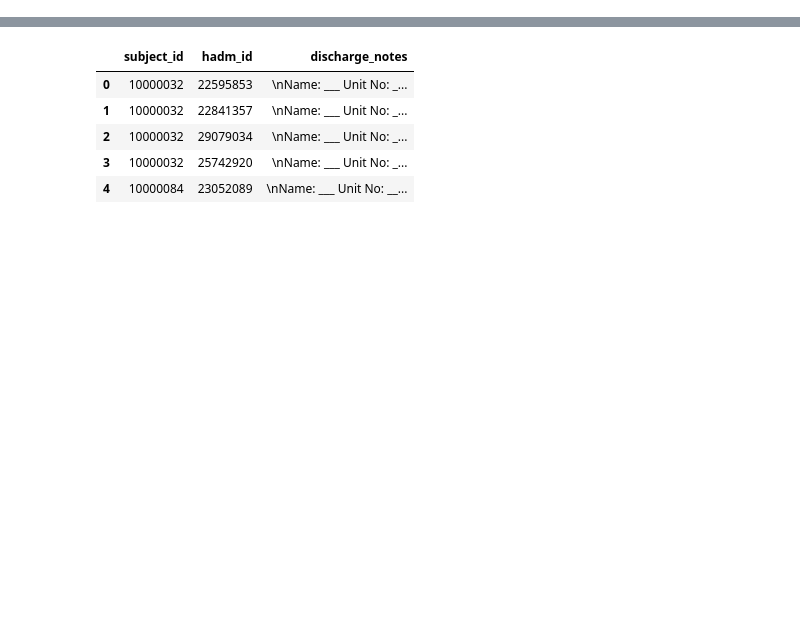
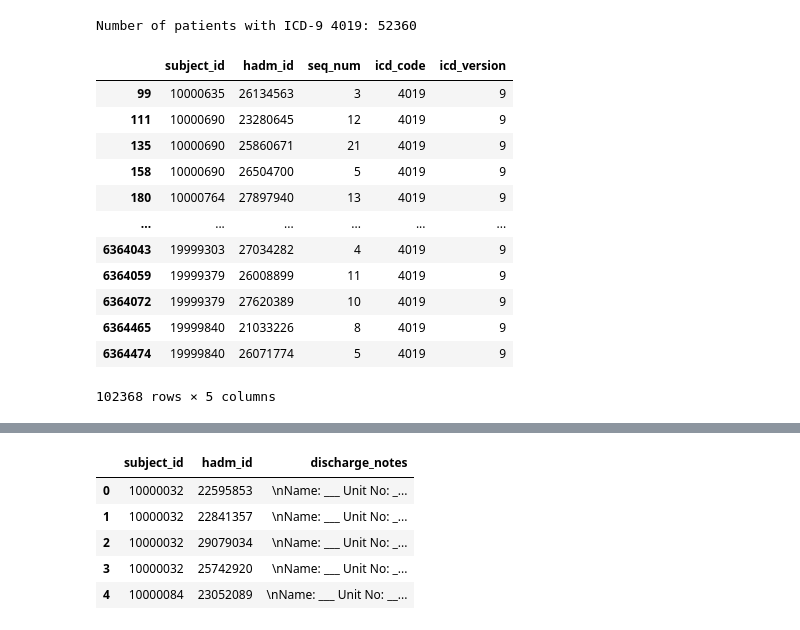
Before and after one commit to zacharysilver/MIMIC-NLP-Vanderbilt, a Jupyter notebook: CS_HNLP.ipynb, the cells around one changed output, grey strips where cells are left out. Drawn from its saved outputs; the diff is of its cells as text; code cells hidden in the pictures; blank space fills up the shorter version.

```diff
--- a/CS_HNLP.ipynb
+++ b/CS_HNLP.ipynb
@@ -127,0 +116,22 @@ cpt_summary = (
+# %%
+subject_ids = htn_patients['subject_id'].unique()
+
+print(f"Number of patients with ICD-9 4019: {len(subject_ids)}")
+# %% [output]
+Number of patients with ICD-9 4019: 52360
+# %%
+htn_patients
+# %% [output]
+|  | subject_id | hadm_id | seq_num | icd_code | icd_version |
+| 99 | 10000635 | 26134563 | 3 | 4019 | 9 |
+| 111 | 10000690 | 23280645 | 12 | 4019 | 9 |
+| 135 | 10000690 | 25860671 | 21 | 4019 | 9 |
+| 158 | 10000690 | 26504700 | 5 | 4019 | 9 |
+| 180 | 10000764 | 27897940 | 13 | 4019 | 9 |
+| ... | ... | ... | ... | ... | ... |
+| 6364043 | 19999303 | 27034282 | 4 | 4019 | 9 |
+| 6364059 | 19999379 | 26008899 | 11 | 4019 | 9 |
+| 6364072 | 19999379 | 27620389 | 10 | 4019 | 9 |
+| 6364465 | 19999840 | 21033226 | 8 | 4019 | 9 |
+| 6364474 | 19999840 | 26071774 | 5 | 4019 | 9 |
+102368 rows × 5 columns
```
Also changed, not shown: parts of 47 cells of this notebook.
